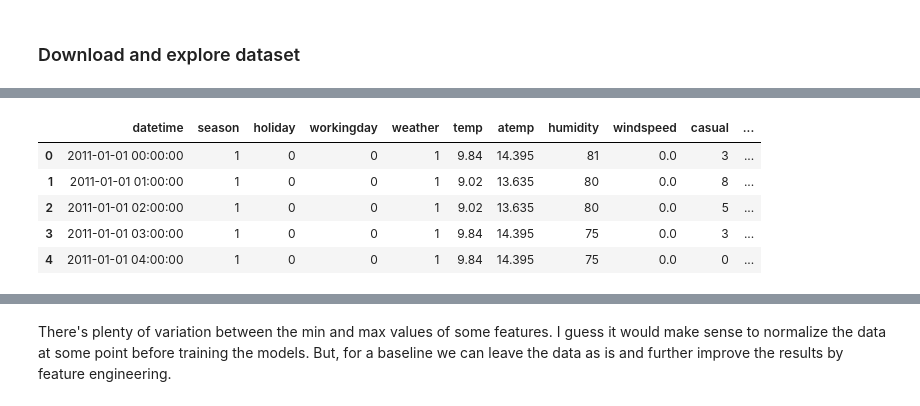
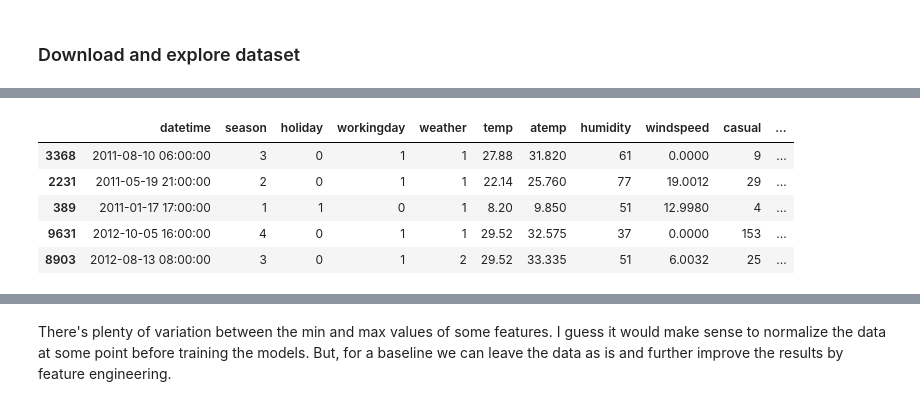
Before and after one commit to Mokohn/aws-ml-engineer-nanodegree, a Jupyter notebook: cd0385-project-starter-main/project/after-review/project-after-review.ipynb, the cells around one changed output, grey strips where cells are left out. Saved outputs shown, nothing was run; the diff lists cells and outputs as text; code cells hidden in the pictures.

```diff
--- a/cd0385-project-starter-main/project/after-review/project-after-review.ipynb
+++ b/cd0385-project-starter-main/project/after-review/project-after-review.ipynb
@@ -121,15 +132,15 @@ from autogluon.tabular import TabularPredictor
 # %%
 # Create the train dataset in pandas by reading the csv
 # Set the parsing of the datetime column so you can use some of the `dt` features in pandas later
-train = pd.read_csv('train.csv')
-train.head()
+train = pd.read_csv('train.csv', parse_dates=['datetime'])
+train.sample(n=5)  # gives random samples from population
 # %% [output]
 |  | datetime | season | holiday | workingday | weather | temp | atemp | humidity | windspeed | casual | ... |
-| 0 | 2011-01-01 00:00:00 | 1 | 0 | 0 | 1 | 9.84 | 14.395 | 81 | 0.0 | 3 | ... |
-| 1 | 2011-01-01 01:00:00 | 1 | 0 | 0 | 1 | 9.02 | 13.635 | 80 | 0.0 | 8 | ... |
-| 2 | 2011-01-01 02:00:00 | 1 | 0 | 0 | 1 | 9.02 | 13.635 | 80 | 0.0 | 5 | ... |
-| 3 | 2011-01-01 03:00:00 | 1 | 0 | 0 | 1 | 9.84 | 14.395 | 75 | 0.0 | 3 | ... |
-| 4 | 2011-01-01 04:00:00 | 1 | 0 | 0 | 1 | 9.84 | 14.395 | 75 | 0.0 | 0 | ... |
+| 3368 | 2011-08-10 06:00:00 | 3 | 0 | 1 | 1 | 27.88 | 31.820 | 61 | 0.0000 | 9 | ... |
+| 2231 | 2011-05-19 21:00:00 | 2 | 0 | 1 | 1 | 22.14 | 25.760 | 77 | 19.0012 | 29 | ... |
+| 389 | 2011-01-17 17:00:00 | 1 | 1 | 0 | 1 | 8.20 | 9.850 | 51 | 12.9980 | 4 | ... |
+| 9631 | 2012-10-05 16:00:00 | 4 | 0 | 1 | 1 | 29.52 | 32.575 | 37 | 0.0000 | 153 | ... |
+| 8903 | 2012-08-13 08:00:00 | 3 | 0 | 1 | 2 | 29.52 | 33.335 | 51 | 6.0032 | 25 | ... |
 # %%
 # Simple output of the train dataset to view some of the min/max/varition of the dataset features.
 train.describe()
```
Also changed, not shown: parts of 43 cells of this notebook, 3 other files.
